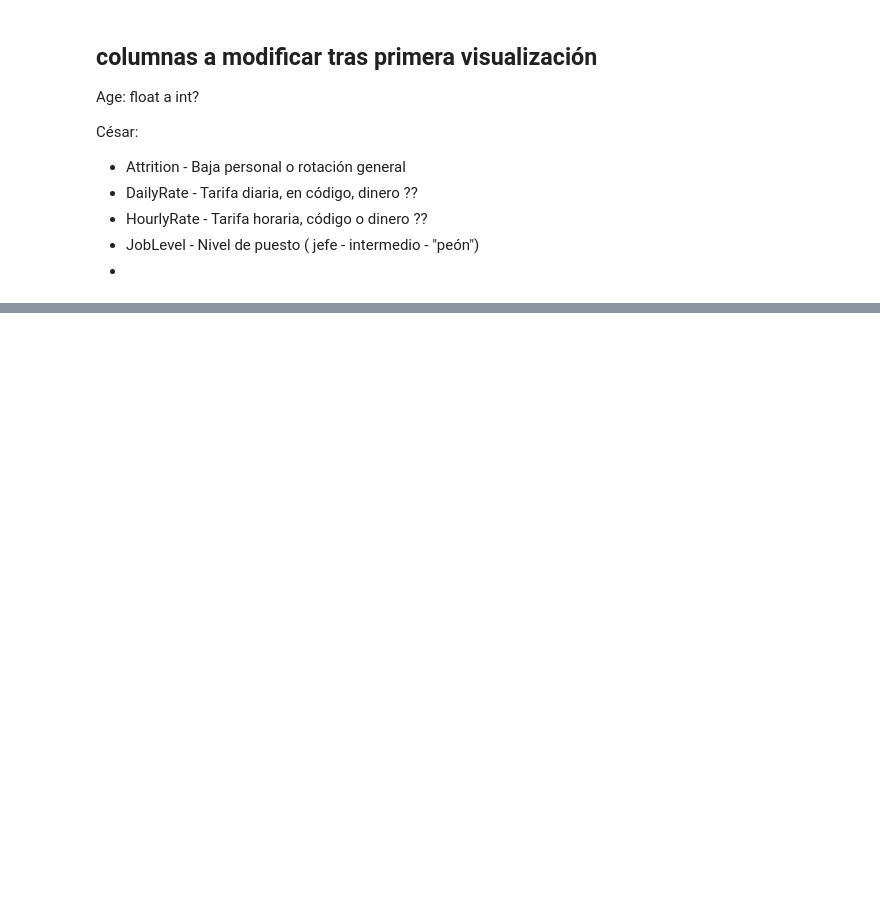
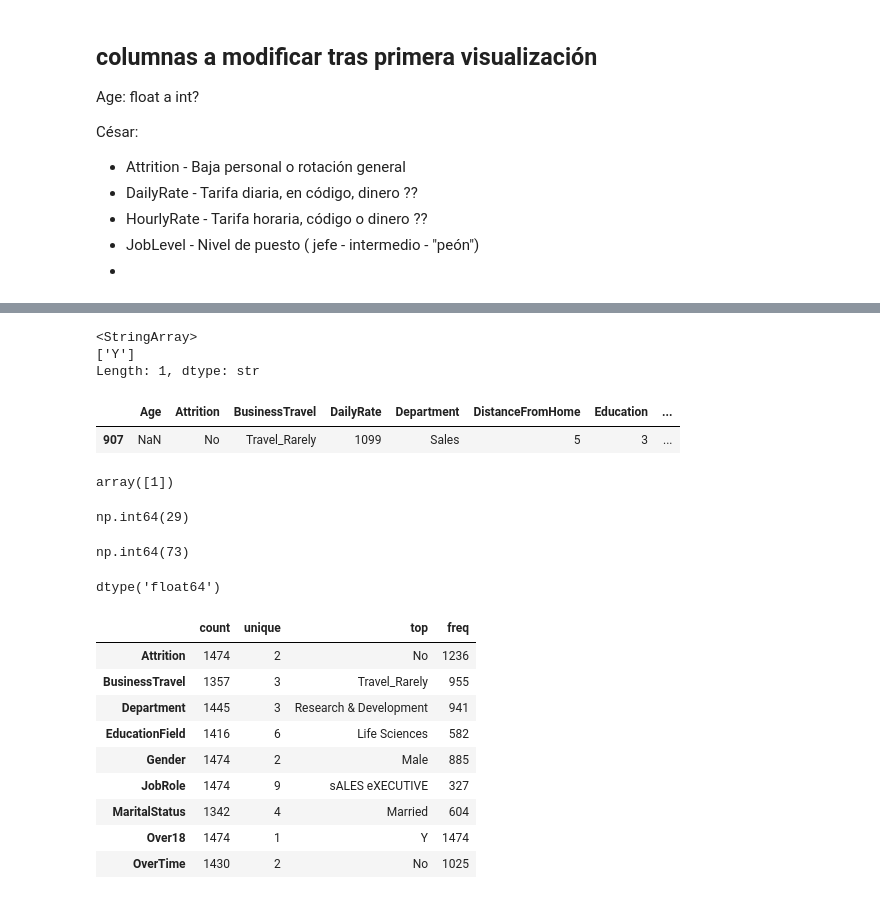
Before and after one commit to Lumo88/project-da-promo-65-modulo-3-team-1, a Jupyter notebook: Proyecto_Organizacion.ipynb, the cells around one changed output, grey strips where cells are left out. Saved outputs shown, nothing was run; the diff lists cells and outputs as text; code cells hidden in the pictures; blank space fills up the shorter version.

```diff
--- a/Proyecto_Organizacion.ipynb
+++ b/Proyecto_Organizacion.ipynb
@@ -97,0 +163,40 @@ A
+# %%
+df_talento["Over18"].unique()
+# %% [output]
+<StringArray>
+['Y']
+Length: 1, dtype: str
+# %%
+df_talento.sample()
+# %% [output]
+|  | Age | Attrition | BusinessTravel | DailyRate | Department | DistanceFromHome | Education | ... |
+| 907 | NaN | No | Travel_Rarely | 1099 | Sales | 5 | 3 | ... |
+# %%
+df_talento["EmployeeCount"].unique()
+# %% [output]
+array([1])
+# %%
+df_talento["JobSatisfaction"].isna().sum()
+# %% [output]
+np.int64(29)
+# %%
+df_talento["Age"].isna().sum()
+# %% [output]
+np.int64(73)
+# %%
+df_talento["Age"].dtype
+# %% [output]
+dtype('float64')
+# %%
+display(df_talento.describe(include="str").T)
+# %% [output]
+|  | count | unique | top | freq |
+| Attrition | 1474 | 2 | No | 1236 |
+| BusinessTravel | 1357 | 3 | Travel_Rarely | 955 |
+| Department | 1445 | 3 | Research & Development | 941 |
+| EducationField | 1416 | 6 | Life Sciences | 582 |
+| Gender | 1474 | 2 | Male | 885 |
+| JobRole | 1474 | 9 | sALES eXECUTIVE | 327 |
+| MaritalStatus | 1342 | 4 | Married | 604 |
+| Over18 | 1474 | 1 | Y | 1474 |
+| OverTime | 1430 | 2 | No | 1025 |
```
Also changed, not shown: parts of 13 cells of this notebook, 1 other file.
